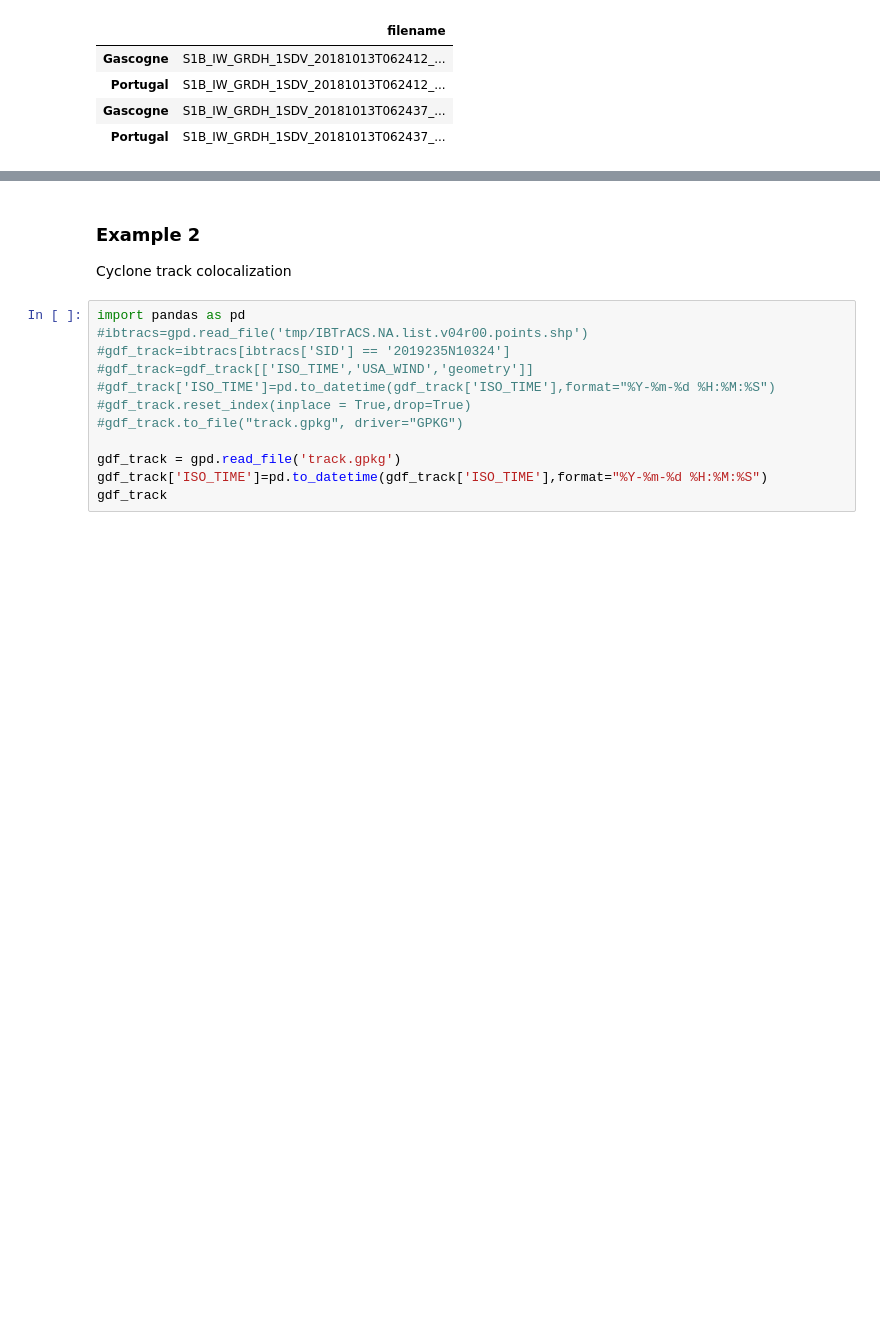
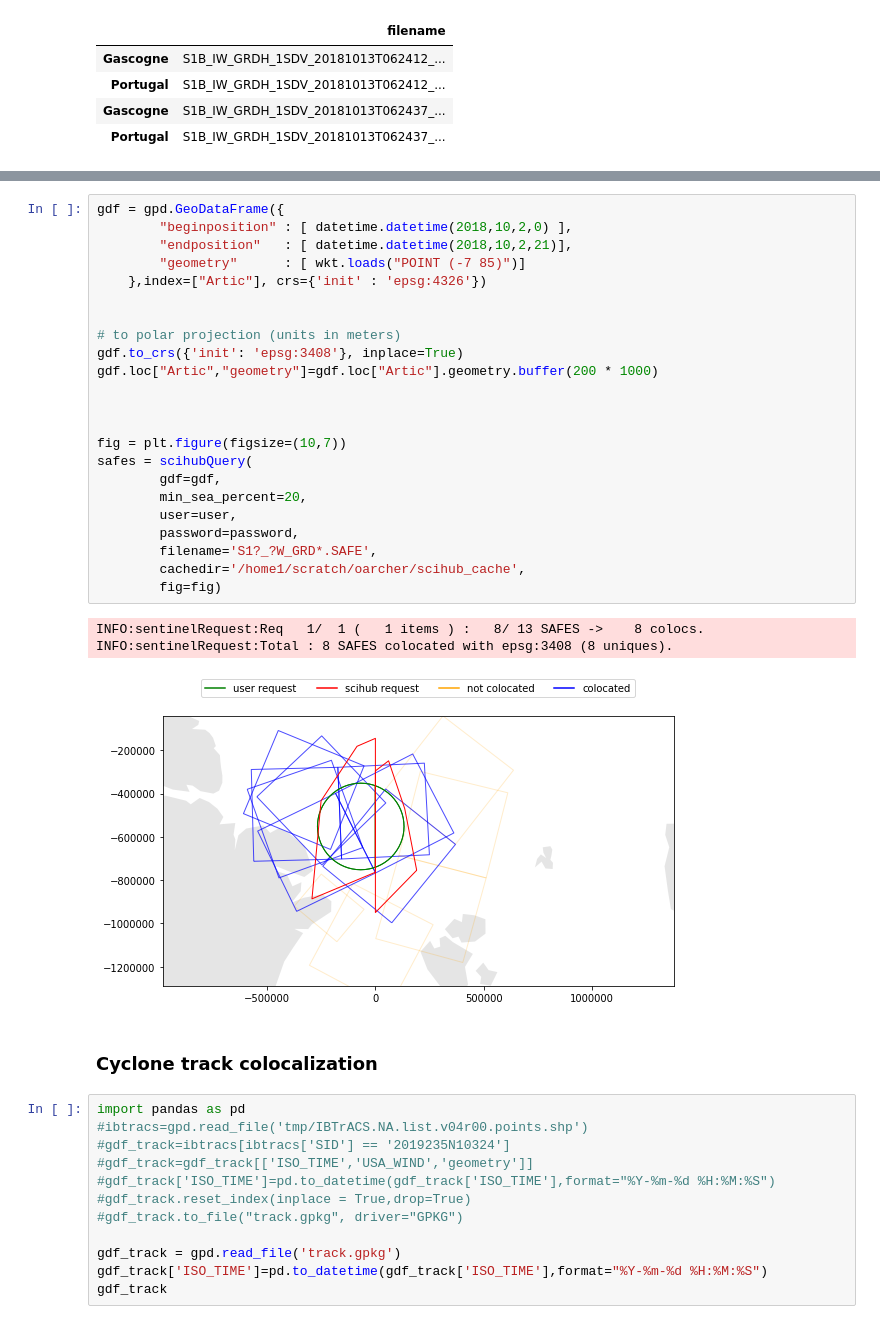
Before and after one commit to oarcher/sentinelrequest, a Jupyter notebook: README.ipynb, the cells around one changed output, grey strips where cells are left out. Cells and saved outputs as stored; diff of their text form; blank space fills up the shorter version.

```diff
--- a/README.ipynb
+++ b/README.ipynb
@@ -227,6 +235,32 @@ safes[safes.duplicated(['filename'],keep=False)][['filename']]
+# %%
+gdf = gpd.GeoDataFrame({
+        "beginposition" : [ datetime.datetime(2018,10,2,0) ],
+        "endposition"   : [ datetime.datetime(2018,10,2,21)],
+        "geometry"      : [ wkt.loads("POINT (-7 85)")]
+    },index=["Artic"], crs={'init' : 'epsg:4326'})
+
+
+# to polar projection (units in meters)
+gdf.to_crs({'init': 'epsg:3408'}, inplace=True)
+gdf.loc["Artic","geometry"]=gdf.loc["Artic"].geometry.buffer(200 * 1000)
+
+
+
+fig = plt.figure(figsize=(10,7))
+safes = scihubQuery(
+        gdf=gdf,
+        min_sea_percent=20,
+        user=user,
+        password=password,
+        filename='S1?_?W_GRD*.SAFE',
+        cachedir='/home1/scratch/oarcher/scihub_cache',
+        fig=fig)
+# %% [output]
+INFO:sentinelRequest:Req   1/  1 (   1 items ) :   8/ 13 SAFES ->    8 colocs.
+INFO:sentinelRequest:Total : 8 SAFES colocated with epsg:3408 (8 uniques).
+[figure, added]
 # %% [markdown]
-### Example 2
-Cyclone track colocalization
+### Cyclone track colocalization
 # %%
 import pandas as pd
 #ibtracs=gpd.read_file('tmp/IBTrACS.NA.list.v04r00.points.shp')
```
Also changed, not shown: parts of 6 cells of this notebook, 1 other file.
